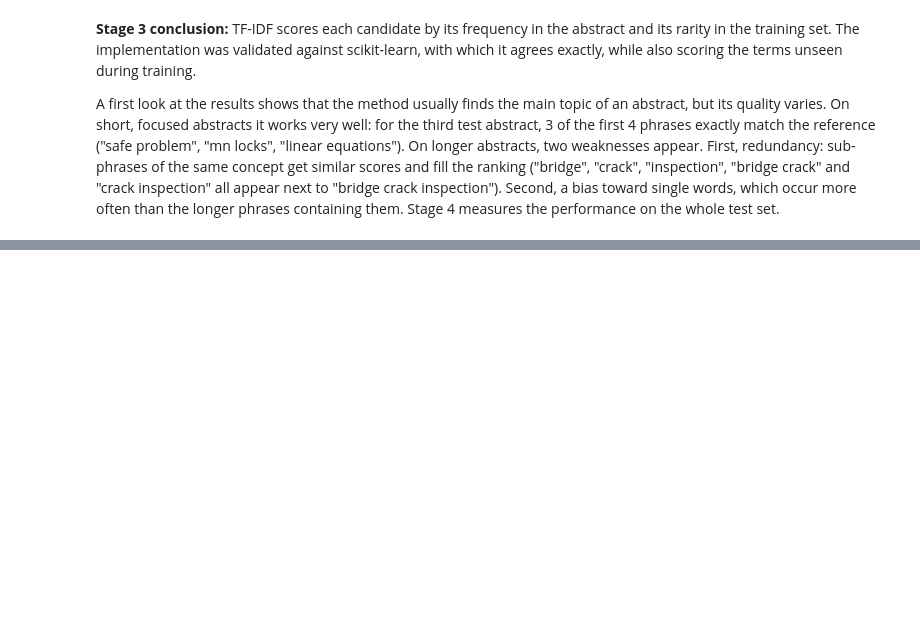
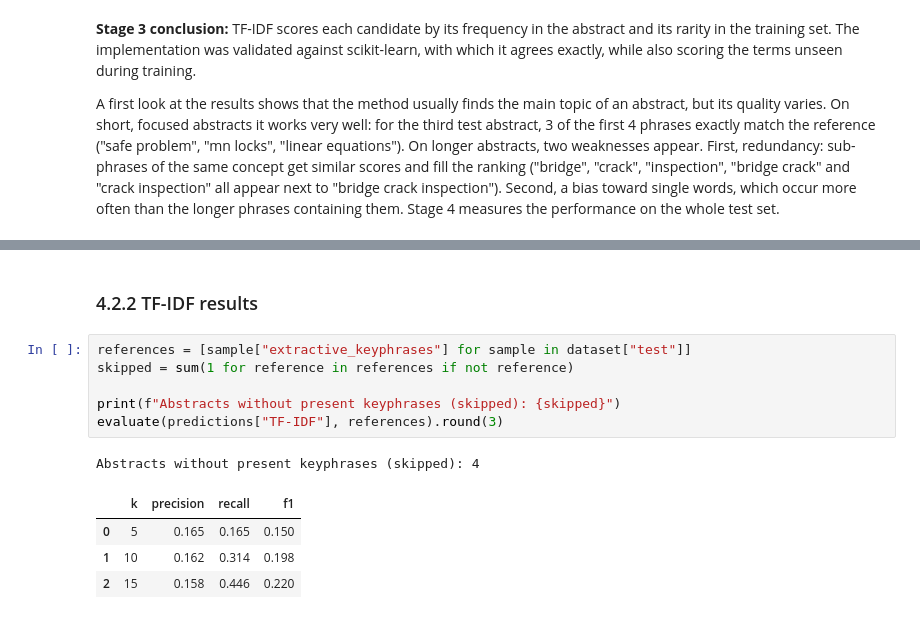
Before and after one commit to FicaBogdan15/keyword-extractor, a Jupyter notebook: keyword_extractor.ipynb, the cells around one changed output, grey strips where cells are left out. Saved outputs shown, nothing was run; the diff lists cells and outputs as text; blank space fills up the shorter version.

```diff
--- a/keyword_extractor.ipynb
+++ b/keyword_extractor.ipynb
@@ -928,0 +1000,14 @@ on the whole test set.
+# %% [markdown]
+### 4.2.2 TF-IDF results
+# %%
+references = [sample["extractive_keyphrases"] for sample in dataset["test"]]
+skipped = sum(1 for reference in references if not reference)
+
+print(f"Abstracts without present keyphrases (skipped): {skipped}")
+evaluate(predictions["TF-IDF"], references).round(3)
+# %% [output]
+Abstracts without present keyphrases (skipped): 4
+|  | k | precision | recall | f1 |
+| 0 | 5 | 0.165 | 0.165 | 0.150 |
+| 1 | 10 | 0.162 | 0.314 | 0.198 |
+| 2 | 15 | 0.158 | 0.446 | 0.220 |
```
Also changed, not shown: parts of 23 cells of this notebook, 1 other file.
